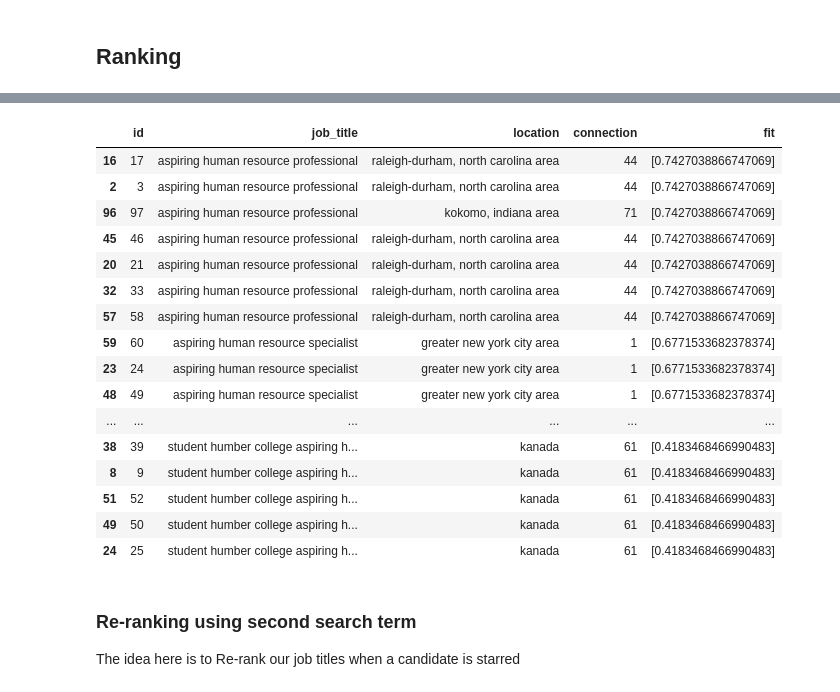
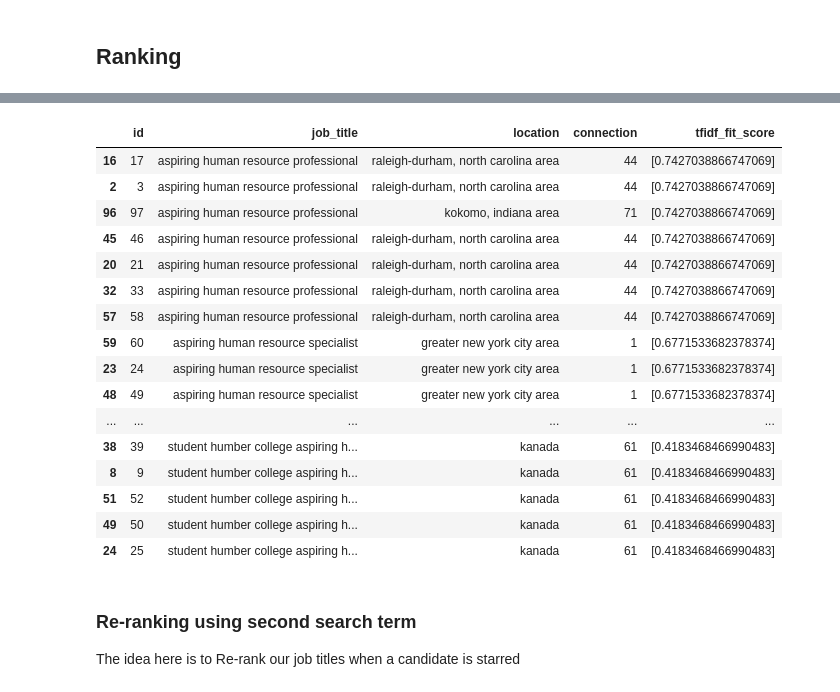
Before and after one commit to Ayesha-da/Potential_Talents, a Jupyter notebook: Potential_Talents1.ipynb, the cells around one changed output, grey strips where cells are left out. Cells and saved outputs as stored; diff of their text form; code cells hidden in the pictures.

```diff
--- a/Potential_Talents1.ipynb
+++ b/Potential_Talents1.ipynb
@@ -250,6 +250,6 @@ similarity_matrix = cosine_similarity(df1_tvec, search_vec)
 # Get and rank the scores of the one search term only (similarity_matrix[i][0])
 # If you calculate for many search terms, you have to change this (with for loop outside)
 score_to_rank = [[similarity_matrix[i][0]] for i in range(len(similarity_matrix))]
-df['fit'] = score_to_rank
+df['tfidf_fit_score'] = score_to_rank
 df.head(10)
 # %% [output]
@@ -265,10 +265,10 @@ df.head(10)
 | 8 | 9 | student humber college aspiring h... | kanada | 61 | [0.4183468466990483] |
 | 9 | 10 | seeking human resource human reso... | greater philadelphia area | 501 | [0.39820515964754416] |
 # %%
-df.sort_values(by='fit', axis=0, ascending=False, inplace=True)
+df.sort_values(by='tfidf_fit_score', axis=0, ascending=False, inplace=True)
 df.head(20)
 # %% [output]
-|  | id | job_title | location | connection | fit |
+|  | id | job_title | location | connection | tfidf_fit_score |
 | 16 | 17 | aspiring human resource professional | raleigh-durham, north carolina area | 44 | [0.7427038866747069] |
 | 2 | 3 | aspiring human resource professional | raleigh-durham, north carolina area | 44 | [0.7427038866747069] |
 | 96 | 97 | aspiring human resource professional | kokomo, indiana area | 71 | [0.7427038866747069] |
```
Also changed, not shown: parts of 5 cells of this notebook.
